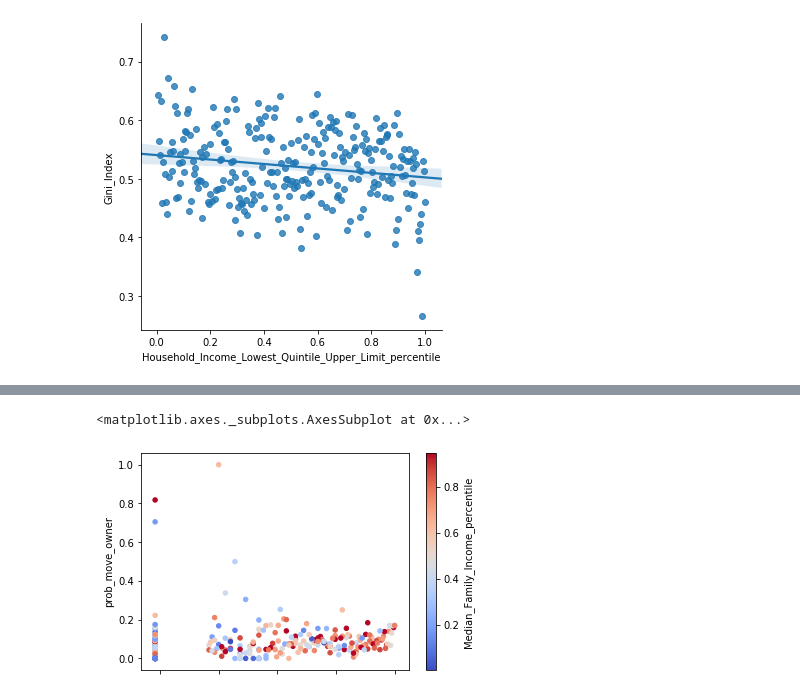
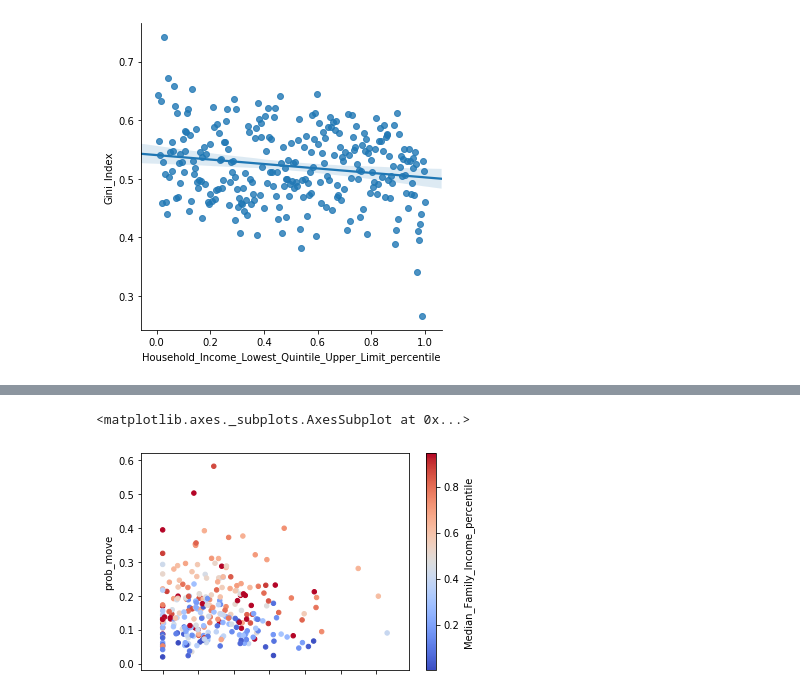
Before and after one commit to ipeirotis/census, a Jupyter notebook: Mapping_Variables_of_Interest.ipynb, the cells around one changed output, grey strips where cells are left out. Drawn from its saved outputs; the diff is of its cells as text; code cells hidden in the pictures.

```diff
--- a/Mapping_Variables_of_Interest.ipynb
+++ b/Mapping_Variables_of_Interest.ipynb
@@ -210,7 +204,7 @@ manhattan.plot(
 # %% [markdown]
 ## Misc Plots
 # %%
-test_df = df.query("Total_Population>0 and Median_Family_Income_percentile>0")
+test_df = df.query("Total_Population>0 and Median_Family_Income>0")
 # %%
 # test_df.replace(to_replace=-666666666,value=np.nan, method=None).loc[224]
 
@@ -242,5 +249,5 @@ test_df.Gini_Index.hist(bins=20,alpha=0.75,density=True)
 # %%
-test_df.plot(kind='scatter',x="Owner_Moved_in_2015_or_later_percentile", y="prob_move_owner", c="Median_Family_Income_percentile", cmap='coolwarm')
+test_df.plot(kind='scatter',x="prob_woman_gave_birth", y="prob_move", c="Median_Family_Income_percentile", cmap='coolwarm')
 # %% [output]
 <matplotlib.axes._subplots.AxesSubplot at 0x...>
-[figure, old version]
+[figure, new version]
```
Also changed, not shown: parts of 9 cells of this notebook, 3 other files.
